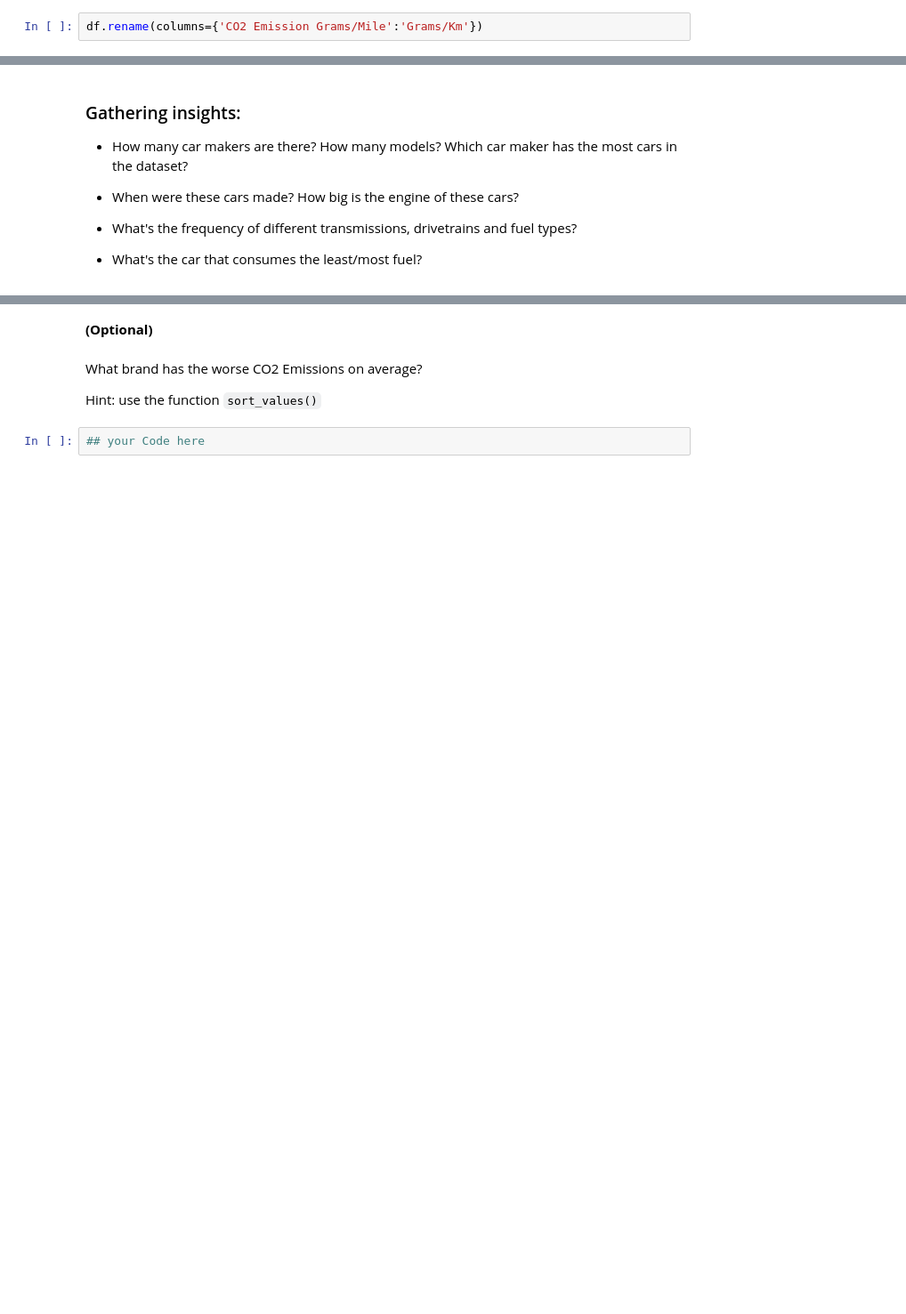
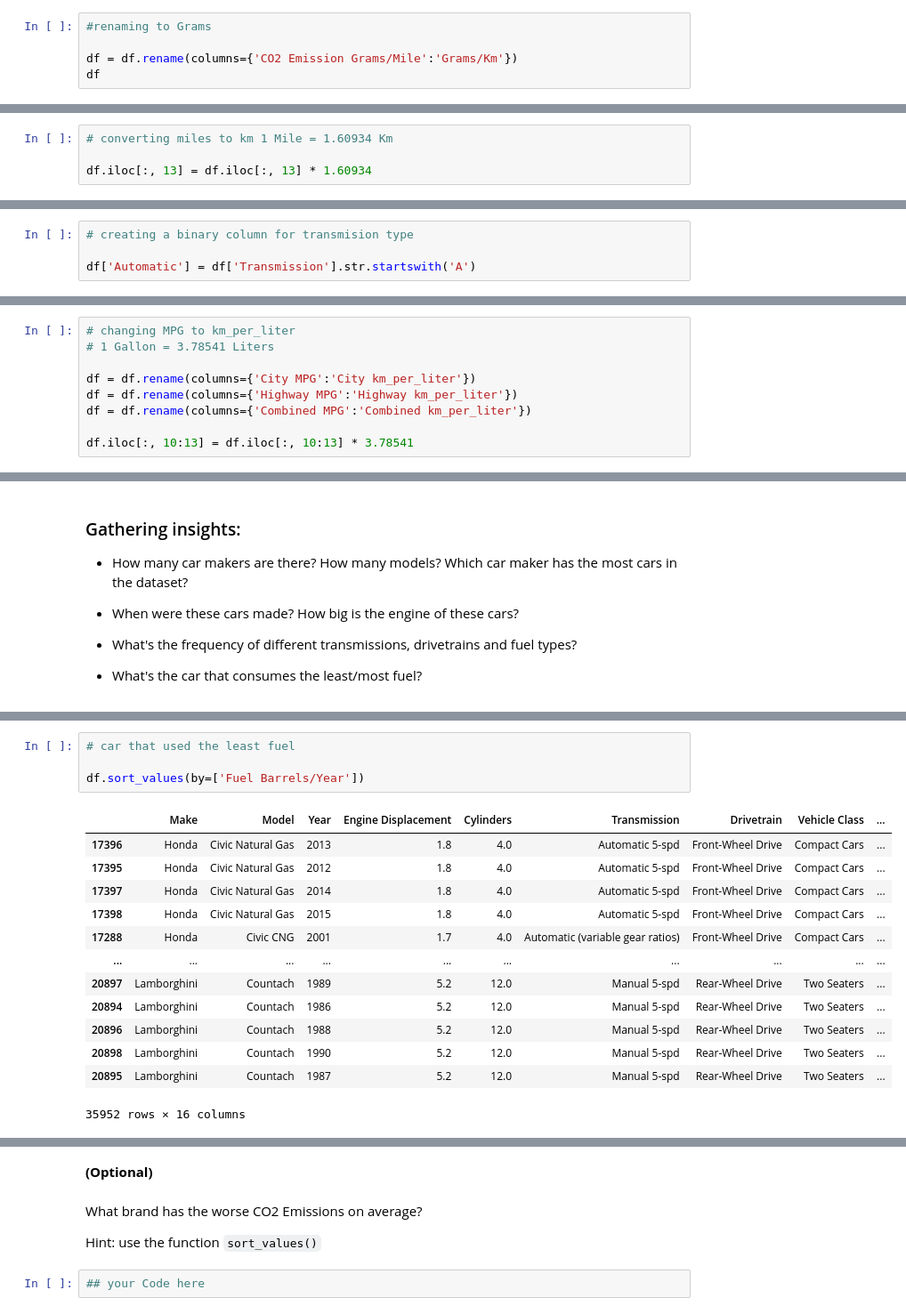
Before and after one commit to Sholypop/Lab, a Jupyter notebook: week1/Lab_Pandas_part_1.ipynb, the cells around one changed output, grey strips where cells are left out. Shown: that part at 89% size. Drawn from its saved outputs; the diff is of its cells as text; blank space fills up the shorter version.

```diff
--- a/week1/Lab_Pandas_part_1.ipynb
+++ b/week1/Lab_Pandas_part_1.ipynb
@@ -156,7 +135,10 @@ df.iloc[11012, 0]
 # %% [output]
 'Dutton'
 # %%
-df.rename(columns={'CO2 Emission Grams/Mile':'Grams/Km'})
+#renaming to Grams
+
+df = df.rename(columns={'CO2 Emission Grams/Mile':'Grams/Km'})
+df
 # %% [output]
 |  | Make | Model | Year | Engine Displacement | Cylinders | Transmission | Drivetrain | Vehicle Class | ... |
 | 0 | AM General | DJ Po Vehicle 2WD | 1984 | 2.5 | 4.0 | Automatic 3-spd | 2-Wheel Drive | Special Purpose Vehicle 2WD | ... |
@@ -171,3 +153,7 @@ df.rename(columns={'CO2 Emission Grams/Mile':'Grams/Km'})
 | 35950 | smart | fortwo coupe | 2016 | 0.9 | 3.0 | Auto(AM6) | Rear-Wheel Drive | Two Seaters | ... |
 | 35951 | smart | fortwo coupe | 2016 | 0.9 | 3.0 | Manual 5-spd | Rear-Wheel Drive | Two Seaters | ... |
 35952 rows × 15 columns
+# %%
+# converting miles to km 1 Mile = 1.60934 Km
+
+df.iloc[:, 13] = df.iloc[:, 13] * 1.60934
@@ -173,0 +176,4 @@ df.rename(columns={'CO2 Emission Grams/Mile':'Grams/Km'})
+# %%
+# creating a binary column for transmision type
+
+df['Automatic'] = df['Transmission'].str.startswith('A')
@@ -173,0 +196,9 @@ df.rename(columns={'CO2 Emission Grams/Mile':'Grams/Km'})
+# %%
+# changing MPG to km_per_liter
+# 1 Gallon = 3.78541 Liters
+
+df = df.rename(columns={'City MPG':'City km_per_liter'})
+df = df.rename(columns={'Highway MPG':'Highway km_per_liter'})
+df = df.rename(columns={'Combined MPG':'Combined km_per_liter'})
+
+df.iloc[:, 10:13] = df.iloc[:, 10:13] * 3.78541
@@ -185,0 +357,18 @@ df.rename(columns={'CO2 Emission Grams/Mile':'Grams/Km'})
+# %%
+# car that used the least fuel
+
+df.sort_values(by=['Fuel Barrels/Year'])
+# %% [output]
+|  | Make | Model | Year | Engine Displacement | Cylinders | Transmission | Drivetrain | Vehicle Class | ... |
+| 17396 | Honda | Civic Natural Gas | 2013 | 1.8 | 4.0 | Automatic 5-spd | Front-Wheel Drive | Compact Cars | ... |
+| 17395 | Honda | Civic Natural Gas | 2012 | 1.8 | 4.0 | Automatic 5-spd | Front-Wheel Drive | Compact Cars | ... |
+| 17397 | Honda | Civic Natural Gas | 2014 | 1.8 | 4.0 | Automatic 5-spd | Front-Wheel Drive | Compact Cars | ... |
+| 17398 | Honda | Civic Natural Gas | 2015 | 1.8 | 4.0 | Automatic 5-spd | Front-Wheel Drive | Compact Cars | ... |
+| 17288 | Honda | Civic CNG | 2001 | 1.7 | 4.0 | Automatic (variable gear ratios) | Front-Wheel Drive | Compact Cars | ... |
+| ... | ... | ... | ... | ... | ... | ... | ... | ... | ... |
+| 20897 | Lamborghini | Countach | 1989 | 5.2 | 12.0 | Manual 5-spd | Rear-Wheel Drive | Two Seaters | ... |
+| 20894 | Lamborghini | Countach | 1986 | 5.2 | 12.0 | Manual 5-spd | Rear-Wheel Drive | Two Seaters | ... |
+| 20896 | Lamborghini | Countach | 1988 | 5.2 | 12.0 | Manual 5-spd | Rear-Wheel Drive | Two Seaters | ... |
+| 20898 | Lamborghini | Countach | 1990 | 5.2 | 12.0 | Manual 5-spd | Rear-Wheel Drive | Two Seaters | ... |
+| 20895 | Lamborghini | Countach | 1987 | 5.2 | 12.0 | Manual 5-spd | Rear-Wheel Drive | Two Seaters | ... |
+35952 rows × 16 columns
```
Also changed, not shown: parts of 21 cells of this notebook.
